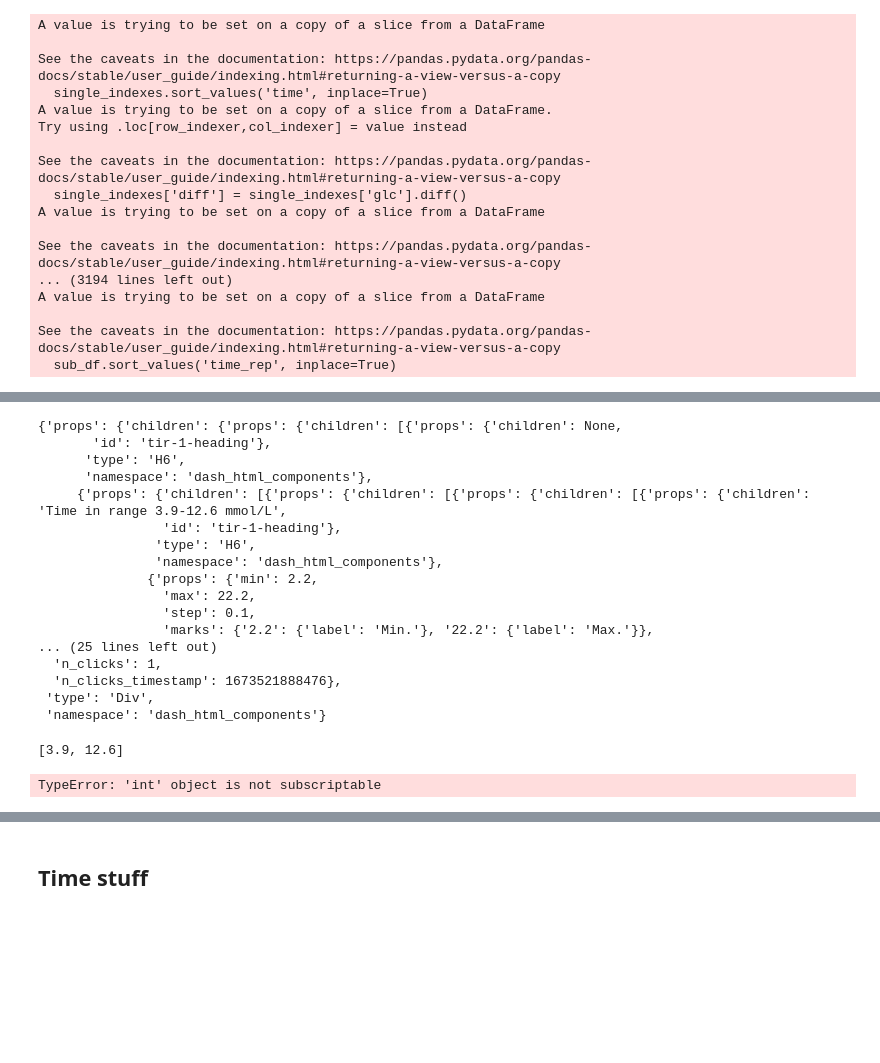
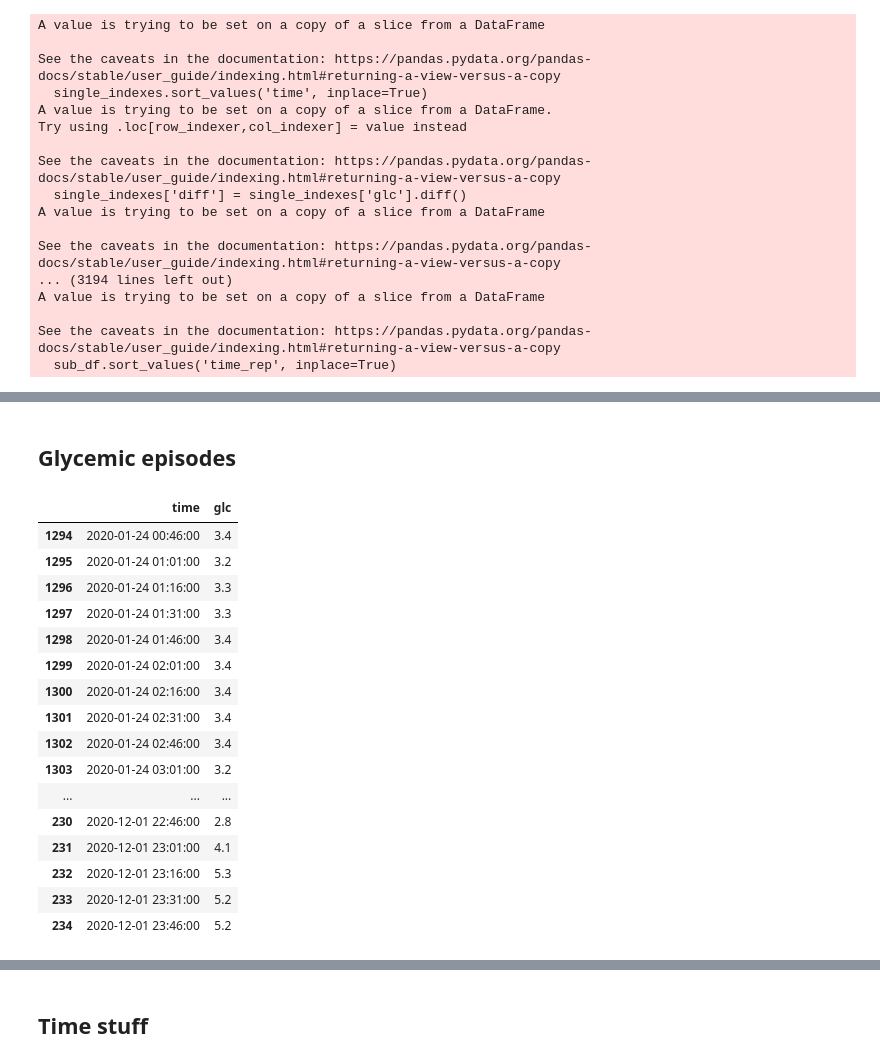
Before and after one commit to cafoala/diametrics-webapp, a Jupyter notebook: code/experiment.ipynb, the cells around one changed output, grey strips where cells are left out. Drawn from its saved outputs; the diff is of its cells as text; code cells hidden in the pictures; blank space fills up the shorter version.

```diff
--- a/code/experiment.ipynb
+++ b/code/experiment.ipynb
@@ -90,28 +77,22 @@ lol = [{'props': {'children':
-# %%
-lol[0]
-# %% [output]
-{'props': {'children': {'props': {'children': [{'props': {'children': None,
-       'id': 'tir-1-heading'},
-      'type': 'H6',
-      'namespace': 'dash_html_components'},
-     {'props': {'children': [{'props': {'children': [{'props': {'children': [{'props': {'children': 'Time in range 3.9-12.6 mmol/L',
-                'id': 'tir-1-heading'},
-               'type': 'H6',
-               'namespace': 'dash_html_components'},
-              {'props': {'min': 2.2,
-                'max': 22.2,
-                'step': 0.1,
-                'marks': {'2.2': {'label': 'Min.'}, '22.2': {'label': 'Max.'}},
-... (25 lines left out)
-  'n_clicks': 1,
-  'n_clicks_timestamp': 1673521888476},
- 'type': 'Div',
- 'namespace': 'dash_html_components'}
-# %%
-lol[0]['props']['children']['props']['children'][1]['props']['children'][0]['props']['children'][0]['props']['children'][1]['props']['drag_value']
-# %% [output]
-[3.9, 12.6]
-# %%
-ranges = [i['props']['children'][2]['props']['drag_value'] for i in lol if i['props']['children']!=None]
-# %% [output]
-TypeError: 'int' object is not subscriptable
+# %% [markdown]
+## Glycemic episodes
+# %%
+df[df['time']>'2020-01-24 00:31:00']
+# %% [output]
+|  | time | glc |
+| 1294 | 2020-01-24 00:46:00 | 3.4 |
+| 1295 | 2020-01-24 01:01:00 | 3.2 |
+| 1296 | 2020-01-24 01:16:00 | 3.3 |
+| 1297 | 2020-01-24 01:31:00 | 3.3 |
+| 1298 | 2020-01-24 01:46:00 | 3.4 |
+| 1299 | 2020-01-24 02:01:00 | 3.4 |
+| 1300 | 2020-01-24 02:16:00 | 3.4 |
+| 1301 | 2020-01-24 02:31:00 | 3.4 |
+| 1302 | 2020-01-24 02:46:00 | 3.4 |
+| 1303 | 2020-01-24 03:01:00 | 3.2 |
+| ... | ... | ... |
+| 230 | 2020-12-01 22:46:00 | 2.8 |
+| 231 | 2020-12-01 23:01:00 | 4.1 |
+| 232 | 2020-12-01 23:16:00 | 5.3 |
+| 233 | 2020-12-01 23:31:00 | 5.2 |
+| 234 | 2020-12-01 23:46:00 | 5.2 |
```
Also changed, not shown: parts of 28 cells of this notebook.
